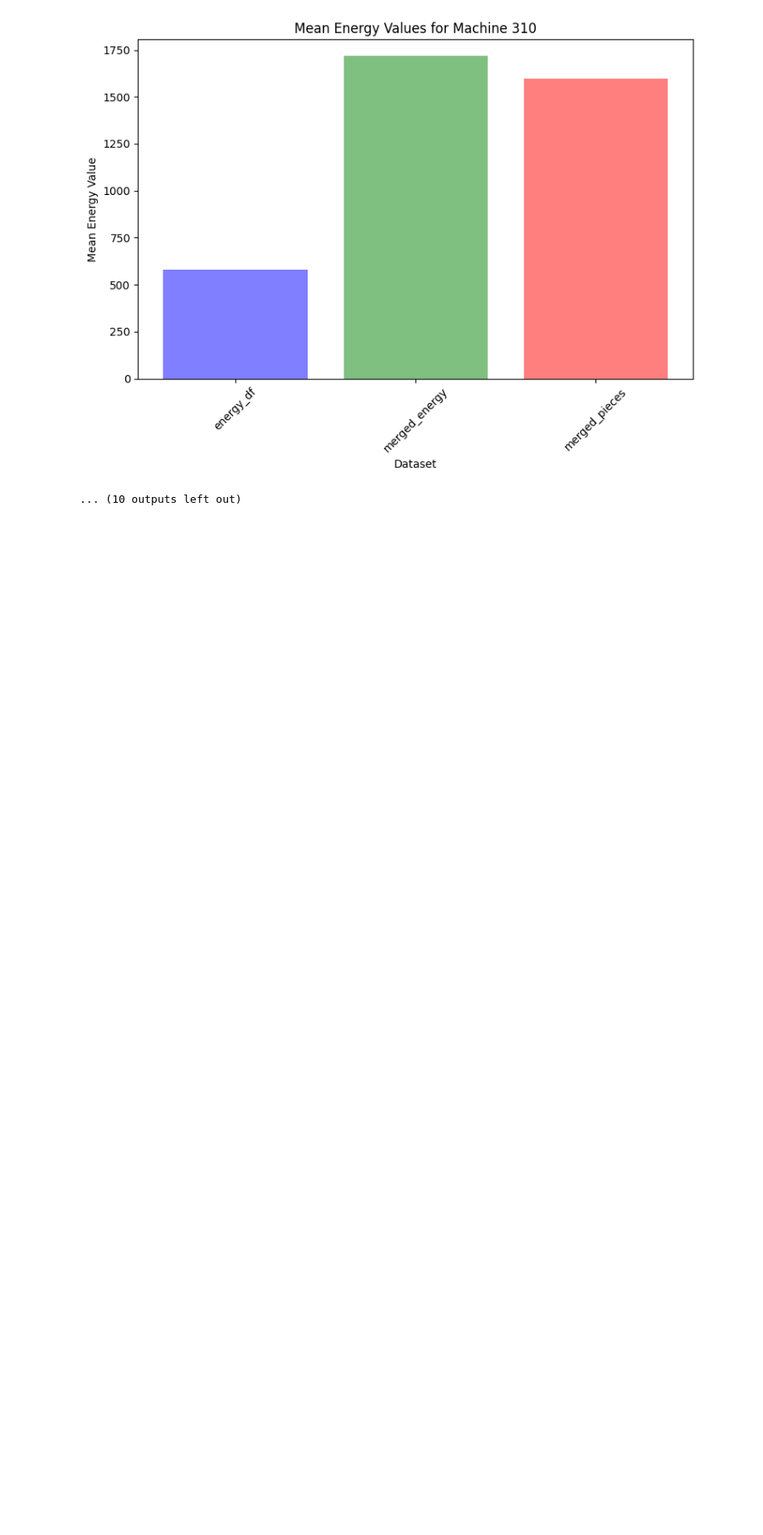
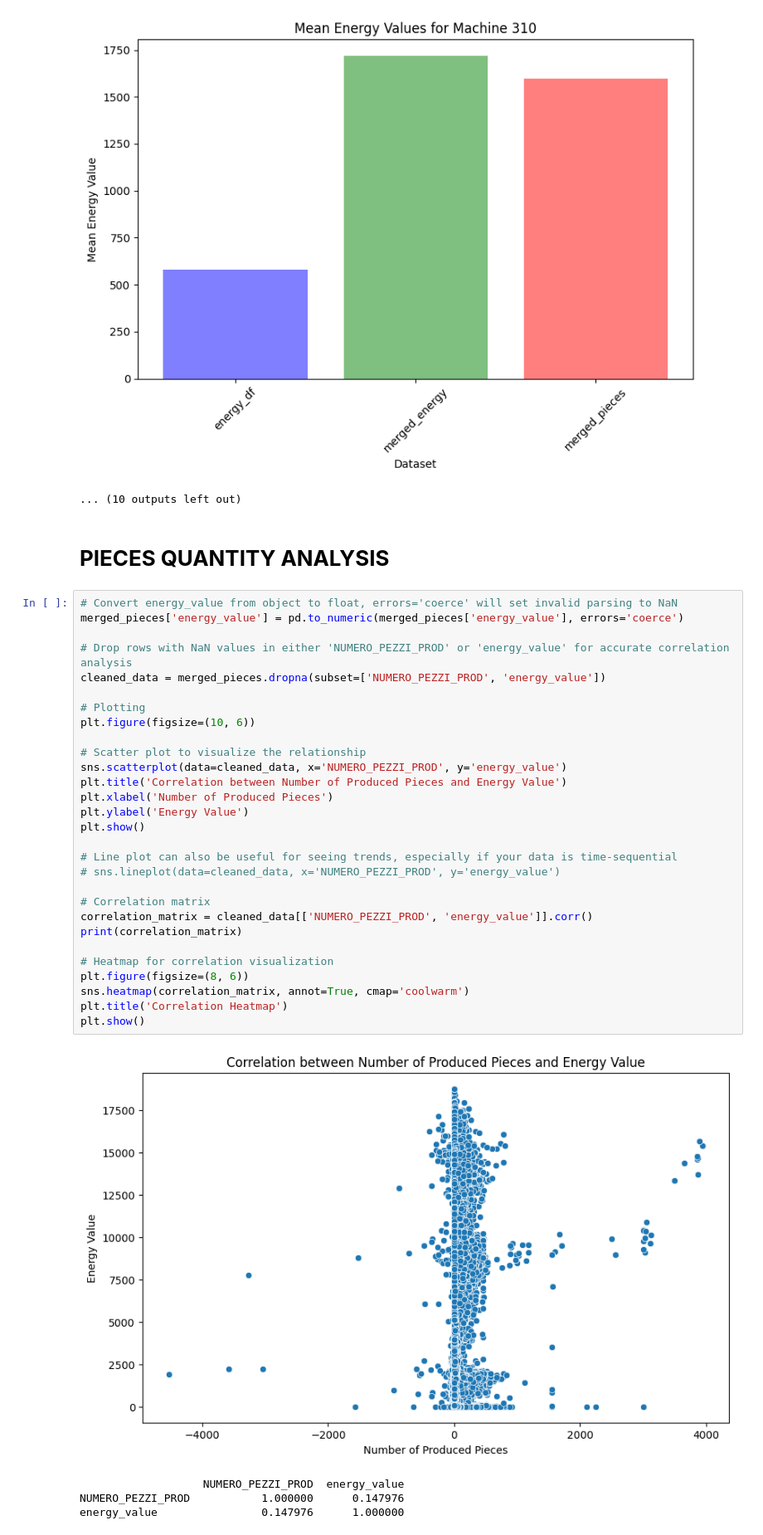
Before and after one commit to Staffilon/KestraDataOrchestrator, a Jupyter notebook: Analysis_and_Exploration/energy_overall_analysis.ipynb, the cells around one changed output. Shown at 83% size. Drawn from its saved outputs; the diff is of its cells as text; blank space fills up the shorter version.

Commit message:
Added scatter plot and heatmap

```diff
--- a/Analysis_and_Exploration/energy_overall_analysis.ipynb
+++ b/Analysis_and_Exploration/energy_overall_analysis.ipynb
@@ -168,3 +239,39 @@ for machine in merged_energy['RESOURCE'].unique():  # Assuming 'RESOURCE' contai
 [figure]
 [figure]
 ... (10 outputs left out)
+# %% [markdown]
+# **PIECES QUANTITY ANALYSIS**
+# %%
+# Convert energy_value from object to float, errors='coerce' will set invalid parsing to NaN
+merged_pieces['energy_value'] = pd.to_numeric(merged_pieces['energy_value'], errors='coerce')
+
+# Drop rows with NaN values in either 'NUMERO_PEZZI_PROD' or 'energy_value' for accurate correlation analysis
+cleaned_data = merged_pieces.dropna(subset=['NUMERO_PEZZI_PROD', 'energy_value'])
+
+# Plotting
+plt.figure(figsize=(10, 6))
+
+# Scatter plot to visualize the relationship
+sns.scatterplot(data=cleaned_data, x='NUMERO_PEZZI_PROD', y='energy_value')
+plt.title('Correlation between Number of Produced Pieces and Energy Value')
+plt.xlabel('Number of Produced Pieces')
+plt.ylabel('Energy Value')
+plt.show()
+
+# Line plot can also be useful for seeing trends, especially if your data is time-sequential
+# sns.lineplot(data=cleaned_data, x='NUMERO_PEZZI_PROD', y='energy_value')
+
+# Correlation matrix
+correlation_matrix = cleaned_data[['NUMERO_PEZZI_PROD', 'energy_value']].corr()
+print(correlation_matrix)
+
+# Heatmap for correlation visualization
+plt.figure(figsize=(8, 6))
+sns.heatmap(correlation_matrix, annot=True, cmap='coolwarm')
+plt.title('Correlation Heatmap')
+plt.show()
+# %% [output]
+[figure, added]
+                   NUMERO_PEZZI_PROD  energy_value
+NUMERO_PEZZI_PROD           1.000000      0.147976
+energy_value                0.147976      1.000000
```
Also changed, not shown: parts of 4 cells of this notebook.
